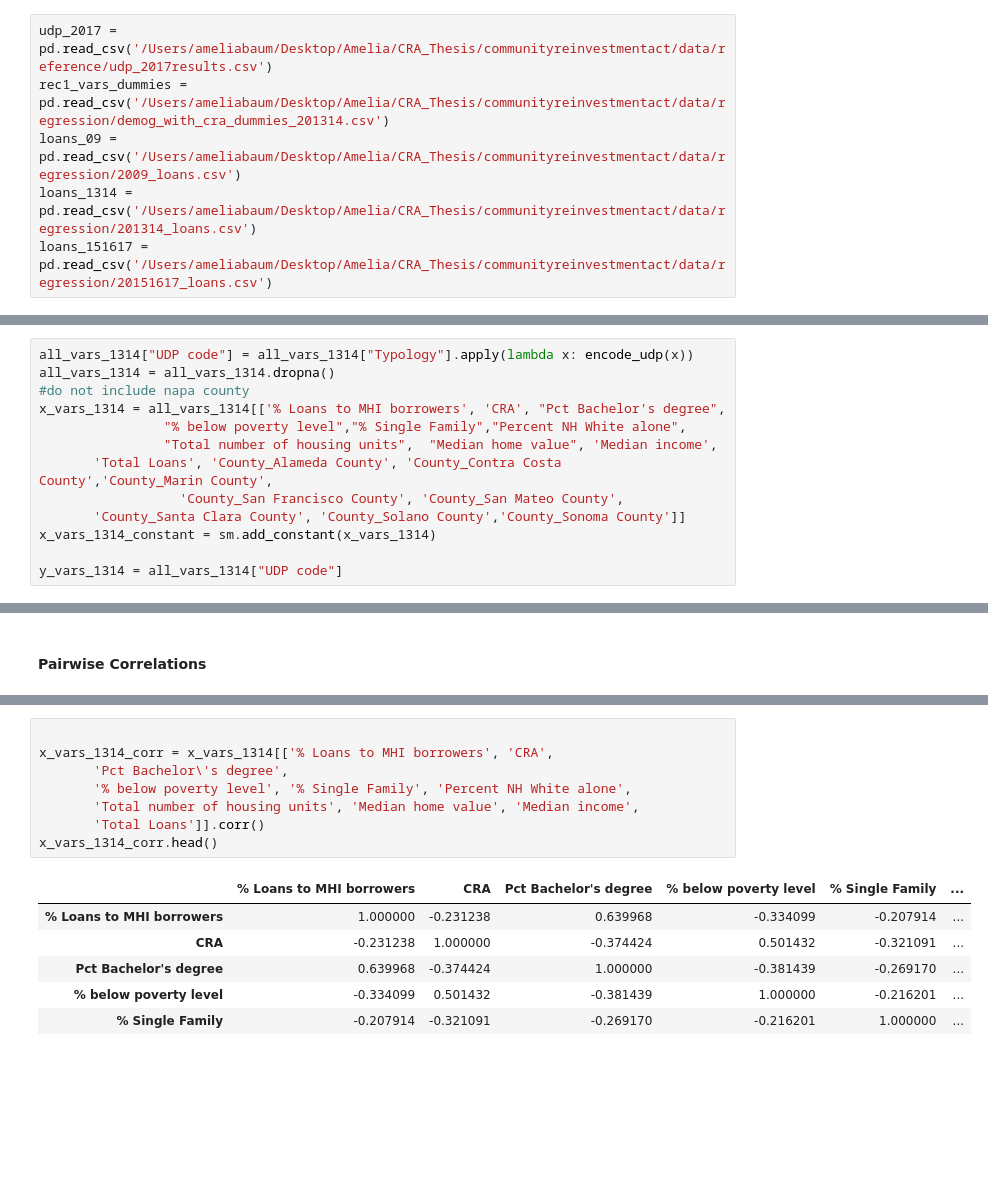
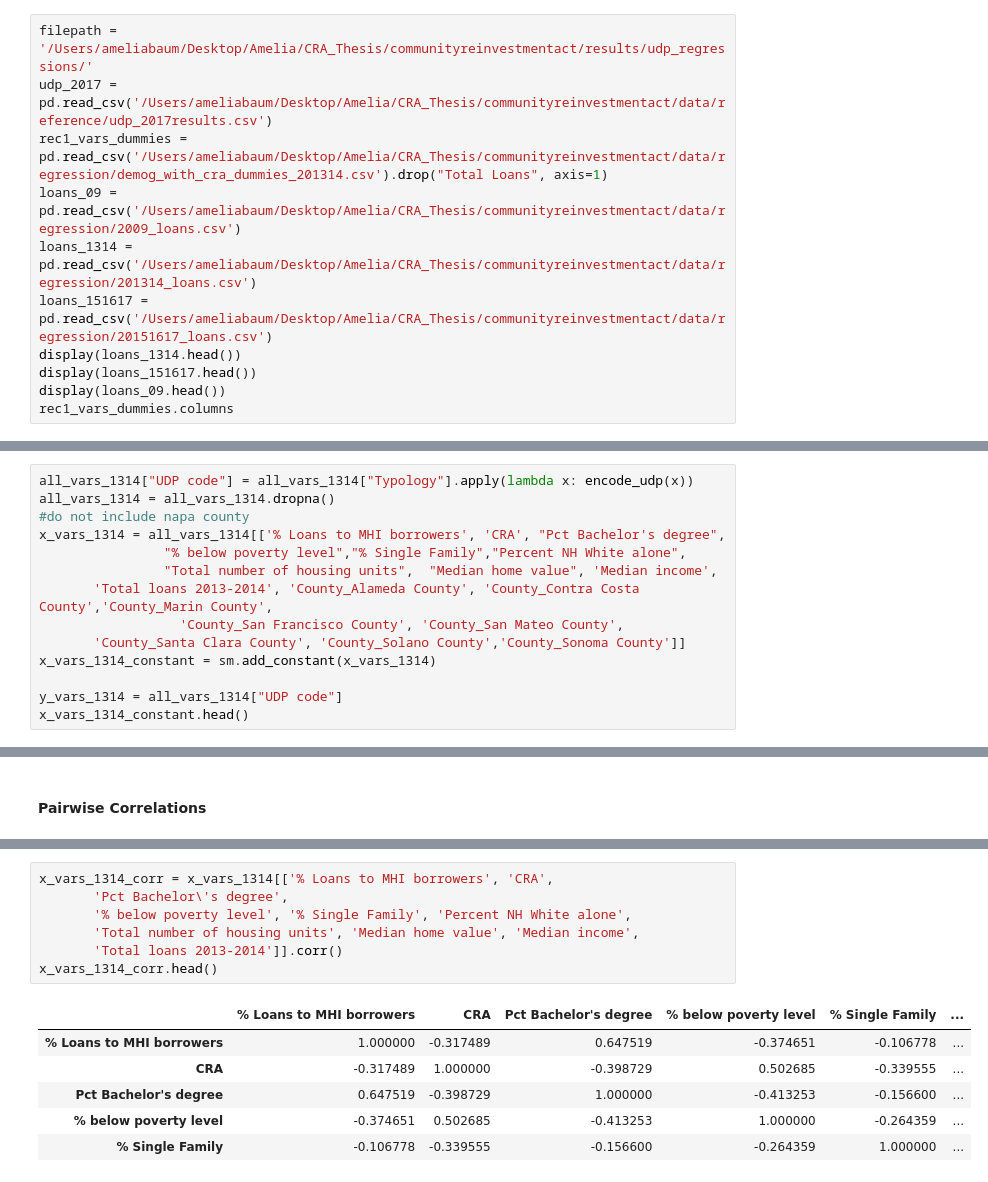
Before and after one commit to abaum1/communityreinvestmentact, a Jupyter notebook: scripts/UDP Multinomial Logistic Regression models.ipynb, the cells around one changed output, grey strips where cells are left out. Cells and saved outputs as stored; diff of their text form; blank space fills up the shorter version.

```diff
--- a/scripts/UDP Multinomial Logistic Regression models.ipynb
+++ b/scripts/UDP Multinomial Logistic Regression models.ipynb
@@ -12,8 +12,13 @@ import pandas as pd
 from pandas.plotting import table
 import seaborn as sns
 # %%
+filepath = '/Users/ameliabaum/Desktop/Amelia/CRA_Thesis/communityreinvestmentact/results/udp_regressions/'
 udp_2017 = pd.read_csv('/Users/ameliabaum/Desktop/Amelia/CRA_Thesis/communityreinvestmentact/data/reference/udp_2017results.csv')
-rec1_vars_dummies = pd.read_csv('/Users/ameliabaum/Desktop/Amelia/CRA_Thesis/communityreinvestmentact/data/regression/demog_with_cra_dummies_201314.csv')
+rec1_vars_dummies = pd.read_csv('/Users/ameliabaum/Desktop/Amelia/CRA_Thesis/communityreinvestmentact/data/regression/demog_with_cra_dummies_201314.csv').drop("Total Loans", axis=1)
 loans_09 = pd.read_csv('/Users/ameliabaum/Desktop/Amelia/CRA_Thesis/communityreinvestmentact/data/regression/2009_loans.csv')
 loans_1314 = pd.read_csv('/Users/ameliabaum/Desktop/Amelia/CRA_Thesis/communityreinvestmentact/data/regression/201314_loans.csv')
 loans_151617 = pd.read_csv('/Users/ameliabaum/Desktop/Amelia/CRA_Thesis/communityreinvestmentact/data/regression/20151617_loans.csv')
+display(loans_1314.head())
+display(loans_151617.head())
+display(loans_09.head())
+rec1_vars_dummies.columns
@@ -68,9 +122,10 @@ all_vars_1314 = all_vars_1314.dropna()
 x_vars_1314 = all_vars_1314[['% Loans to MHI borrowers', 'CRA', "Pct Bachelor's degree",
                 "% below poverty level","% Single Family","Percent NH White alone",
                 "Total number of housing units",  "Median home value", 'Median income',
-       'Total Loans', 'County_Alameda County', 'County_Contra Costa County','County_Marin County',
+       'Total loans 2013-2014', 'County_Alameda County', 'County_Contra Costa County','County_Marin County',
                   'County_San Francisco County', 'County_San Mateo County',
        'County_Santa Clara County', 'County_Solano County','County_Sonoma County']]
 x_vars_1314_constant = sm.add_constant(x_vars_1314)
 
 y_vars_1314 = all_vars_1314["UDP code"]
+x_vars_1314_constant.head()
@@ -187,16 +283,15 @@ County_Sonoma County              1.7338   9.25e+04   1.87e-05      1.000   -1.8
 # %%
-
 x_vars_1314_corr = x_vars_1314[['% Loans to MHI borrowers', 'CRA',
        'Pct Bachelor\'s degree',
        '% below poverty level', '% Single Family', 'Percent NH White alone',
        'Total number of housing units', 'Median home value', 'Median income',
-       'Total Loans']].corr()
+       'Total loans 2013-2014']].corr()
 x_vars_1314_corr.head()
 # %% [output]
 |  | % Loans to MHI borrowers | CRA | Pct Bachelor's degree | % below poverty level | % Single Family | ... |
-| % Loans to MHI borrowers | 1.000000 | -0.231238 | 0.639968 | -0.334099 | -0.207914 | ... |
-| CRA | -0.231238 | 1.000000 | -0.374424 | 0.501432 | -0.321091 | ... |
-| Pct Bachelor's degree | 0.639968 | -0.374424 | 1.000000 | -0.381439 | -0.269170 | ... |
-| % below poverty level | -0.334099 | 0.501432 | -0.381439 | 1.000000 | -0.216201 | ... |
-| % Single Family | -0.207914 | -0.321091 | -0.269170 | -0.216201 | 1.000000 | ... |
+| % Loans to MHI borrowers | 1.000000 | -0.317489 | 0.647519 | -0.374651 | -0.106778 | ... |
+| CRA | -0.317489 | 1.000000 | -0.398729 | 0.502685 | -0.339555 | ... |
+| Pct Bachelor's degree | 0.647519 | -0.398729 | 1.000000 | -0.413253 | -0.156600 | ... |
+| % below poverty level | -0.374651 | 0.502685 | -0.413253 | 1.000000 | -0.264359 | ... |
+| % Single Family | -0.106778 | -0.339555 | -0.156600 | -0.264359 | 1.000000 | ... |
 # %%
```
Also changed, not shown: parts of 19 cells of this notebook, 1 other file.
